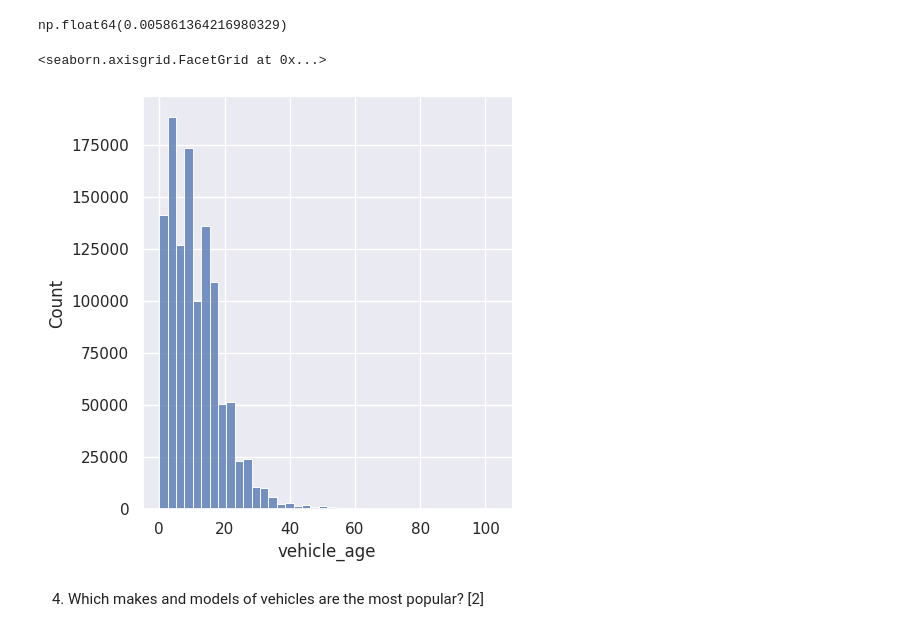
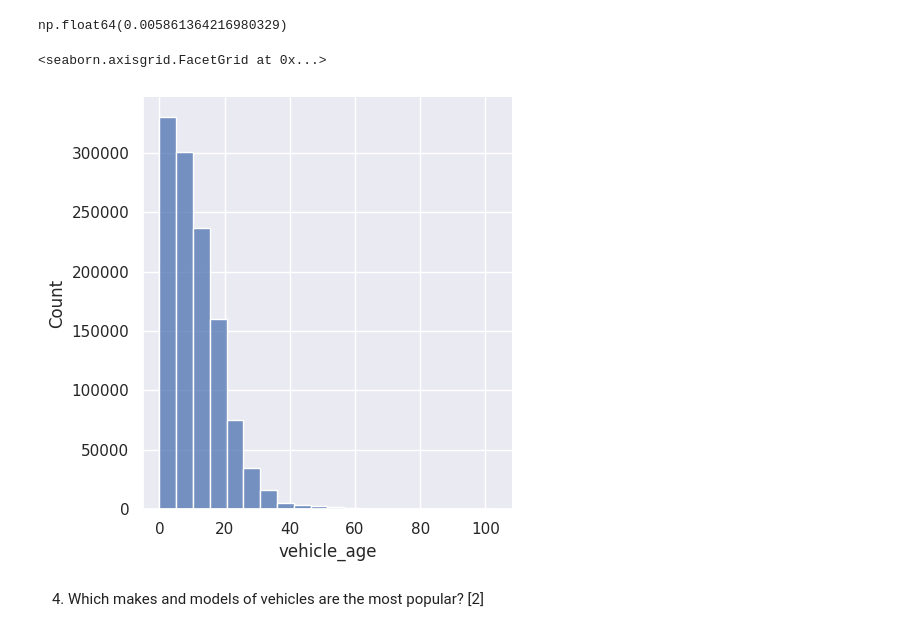
Before and after one commit to tarunaidoo/IDVE_Assignment1, a Jupyter notebook: Assignment1-Check.ipynb, the cells around one changed output. Cells and saved outputs as stored; diff of their text form; code cells hidden in the pictures.

```diff
--- a/Assignment1-Check.ipynb
+++ b/Assignment1-Check.ipynb
@@ -667,10 +667,10 @@ np.float64(0.005861364216980329)
 # %%
 df['vehicle_age'] = np.where(df['vehicle_age'] < 0, np.nan, df['vehicle_age'])
 # %%
-sns.displot(data=df, x= df['vehicle_age'], bins=40)
+sns.displot(data=df, x= df['vehicle_age'], bins=20)
 # %% [output]
 <seaborn.axisgrid.FacetGrid at 0x...>
-[figure, old version]
+[figure, new version]
 # %% [markdown]
 4. Which makes and models of vehicles are the most popular? [2]
 # %%
```
Also changed, not shown: parts of 9 cells of this notebook.
